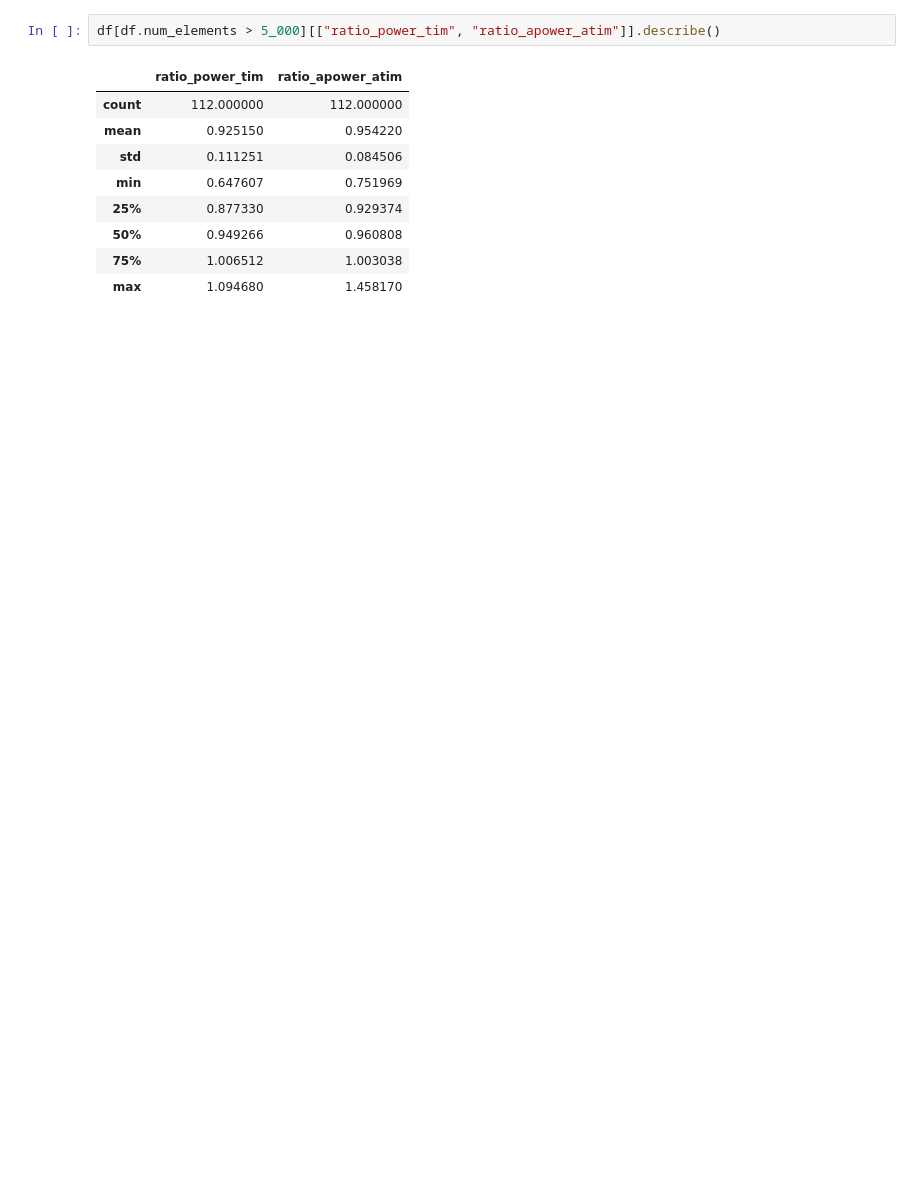
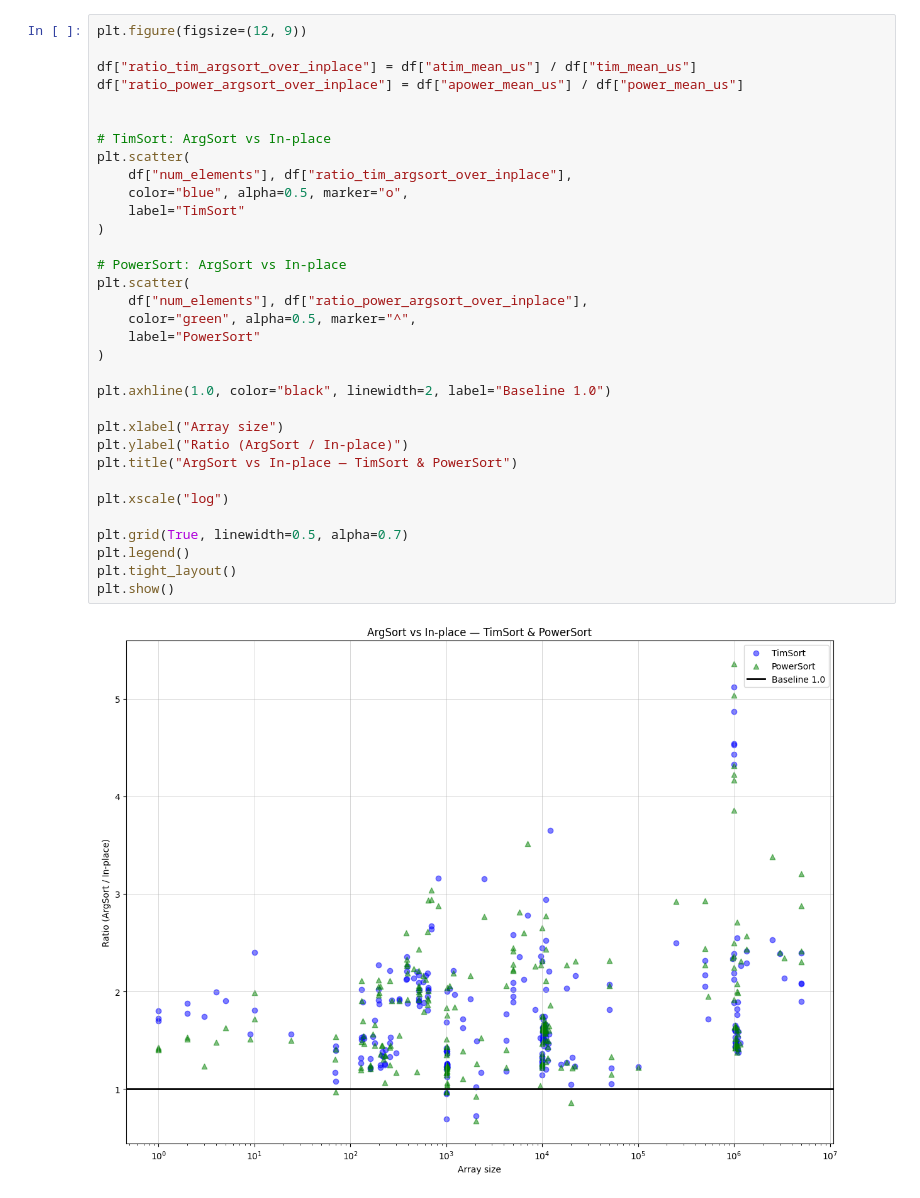
Before and after one commit to moritz-gross/SortingEDA, a Jupyter notebook: powersort_vs_timsort.ipynb, the cells around one changed output. Drawn from its saved outputs; the diff is of its cells as text; blank space fills up the shorter version.

```diff
--- a/powersort_vs_timsort.ipynb
+++ b/powersort_vs_timsort.ipynb
@@ -31,12 +28,35 @@ plt.show()
-# %%
-df[df.num_elements > 5_000][["ratio_power_tim", "ratio_apower_atim"]].describe()
-# %% [output]
-|  | ratio_power_tim | ratio_apower_atim |
-| count | 112.000000 | 112.000000 |
-| mean | 0.925150 | 0.954220 |
-| std | 0.111251 | 0.084506 |
-| min | 0.647607 | 0.751969 |
-| 25% | 0.877330 | 0.929374 |
-| 50% | 0.949266 | 0.960808 |
-| 75% | 1.006512 | 1.003038 |
-| max | 1.094680 | 1.458170 |
+# %%
+plt.figure(figsize=(12, 9))
+
+df["ratio_tim_argsort_over_inplace"] = df["atim_mean_us"] / df["tim_mean_us"]
+df["ratio_power_argsort_over_inplace"] = df["apower_mean_us"] / df["power_mean_us"]
+
+
+# TimSort: ArgSort vs In-place
+plt.scatter(
+    df["num_elements"], df["ratio_tim_argsort_over_inplace"],
+    color="blue", alpha=0.5, marker="o",
+    label="TimSort"
+)
+
+# PowerSort: ArgSort vs In-place
+plt.scatter(
+    df["num_elements"], df["ratio_power_argsort_over_inplace"],
+    color="green", alpha=0.5, marker="^",
+    label="PowerSort"
+)
+
+plt.axhline(1.0, color="black", linewidth=2, label="Baseline 1.0")
+
+plt.xlabel("Array size")
+plt.ylabel("Ratio (ArgSort / In-place)")
+plt.title("ArgSort vs In-place — TimSort & PowerSort")
+
+plt.xscale("log")
+
+plt.grid(True, linewidth=0.5, alpha=0.7)
+plt.legend()
+plt.tight_layout()
+plt.show()
+# %% [output]
+[figure, added]
```
Also changed, not shown: parts of 3 cells of this notebook, 1 other file.
